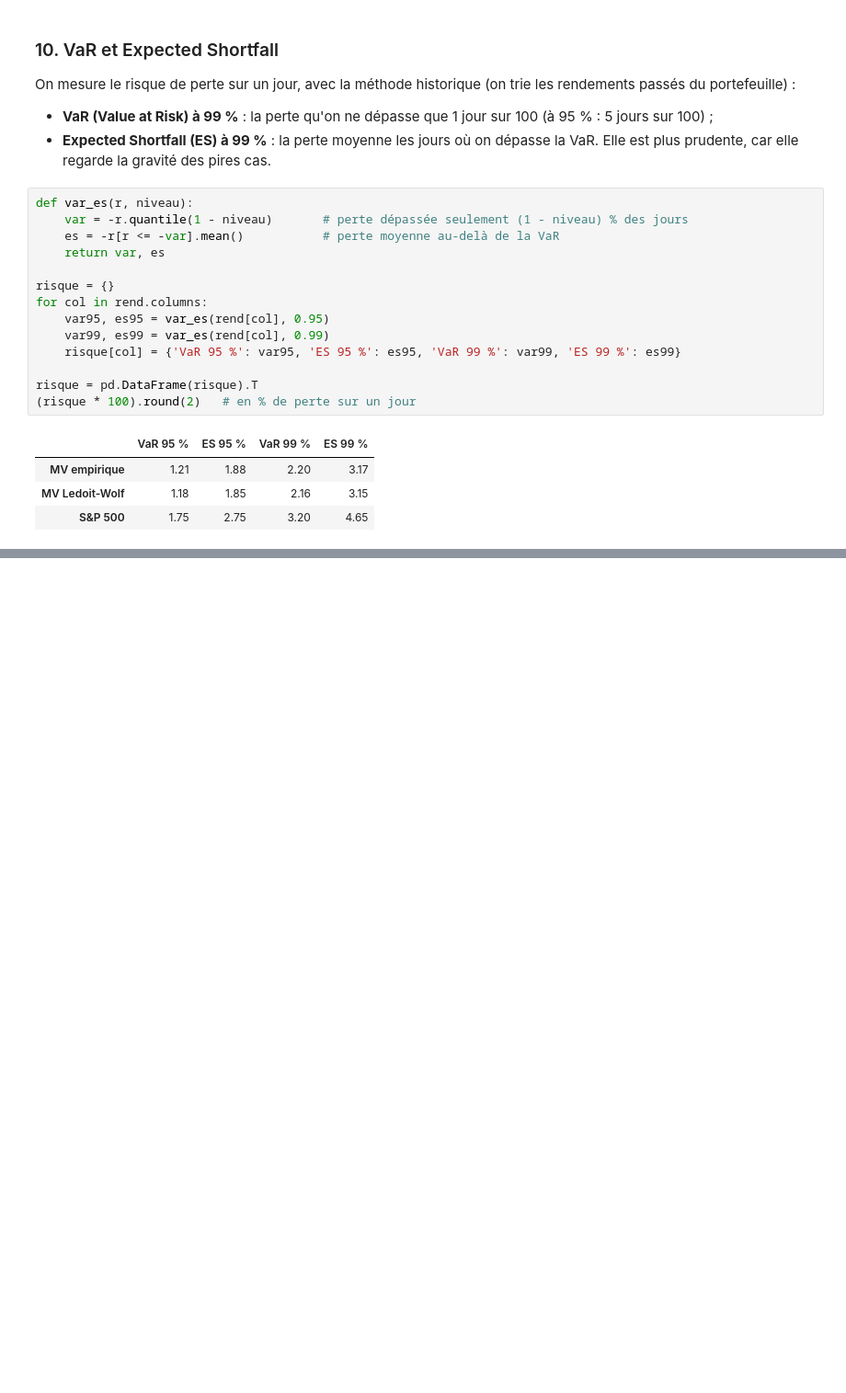
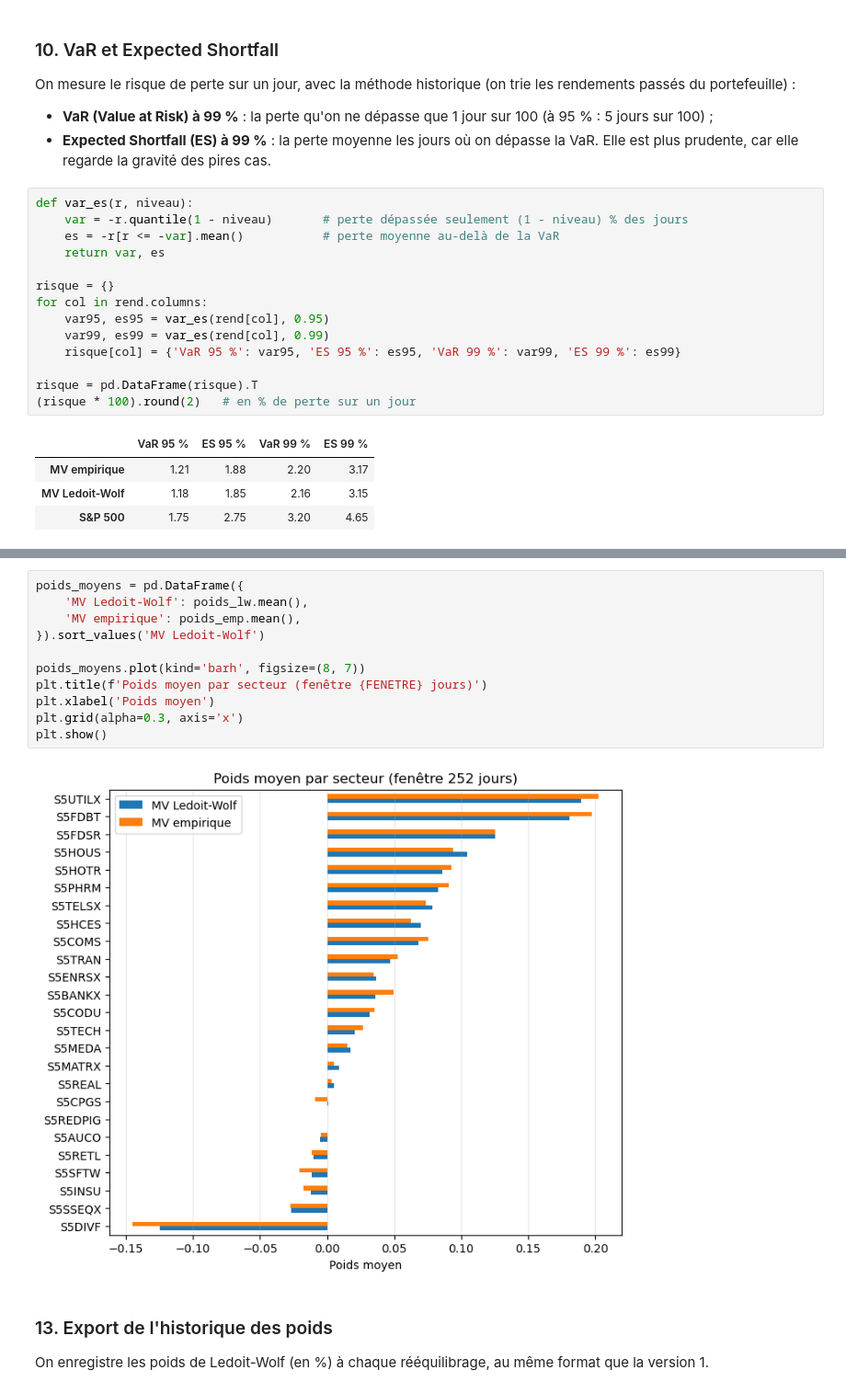
Before and after one commit to Raphaellau26/Estimation-robuste-du-risque-et-optimisation-de-portefeuille, a Jupyter notebook: notebooks/ledoit_wolf.ipynb, the cells around one changed output, grey strips where cells are left out. Shown at 92% size. Saved outputs shown, nothing was run; the diff lists cells and outputs as text; blank space fills up the shorter version.

```diff
--- a/notebooks/ledoit_wolf.ipynb
+++ b/notebooks/ledoit_wolf.ipynb
@@ -290,0 +339,16 @@ tableau['Volatilité'].xs(10, level='Frais (pb)').unstack('Méthode').round(3)
+# %%
+poids_moyens = pd.DataFrame({
+    'MV Ledoit-Wolf': poids_lw.mean(),
+    'MV empirique': poids_emp.mean(),
+}).sort_values('MV Ledoit-Wolf')
+
+poids_moyens.plot(kind='barh', figsize=(8, 7))
+plt.title(f'Poids moyen par secteur (fenêtre {FENETRE} jours)')
+plt.xlabel('Poids moyen')
+plt.grid(alpha=0.3, axis='x')
+plt.show()
+# %% [output]
+[figure, added]
+# %% [markdown]
+### 13. Export de l'historique des poids
+On enregistre les poids de Ledoit-Wolf (en %) à chaque rééquilibrage, au même format que la version 1.
```
Also changed, not shown: parts of 10 cells of this notebook, 2 other files.
